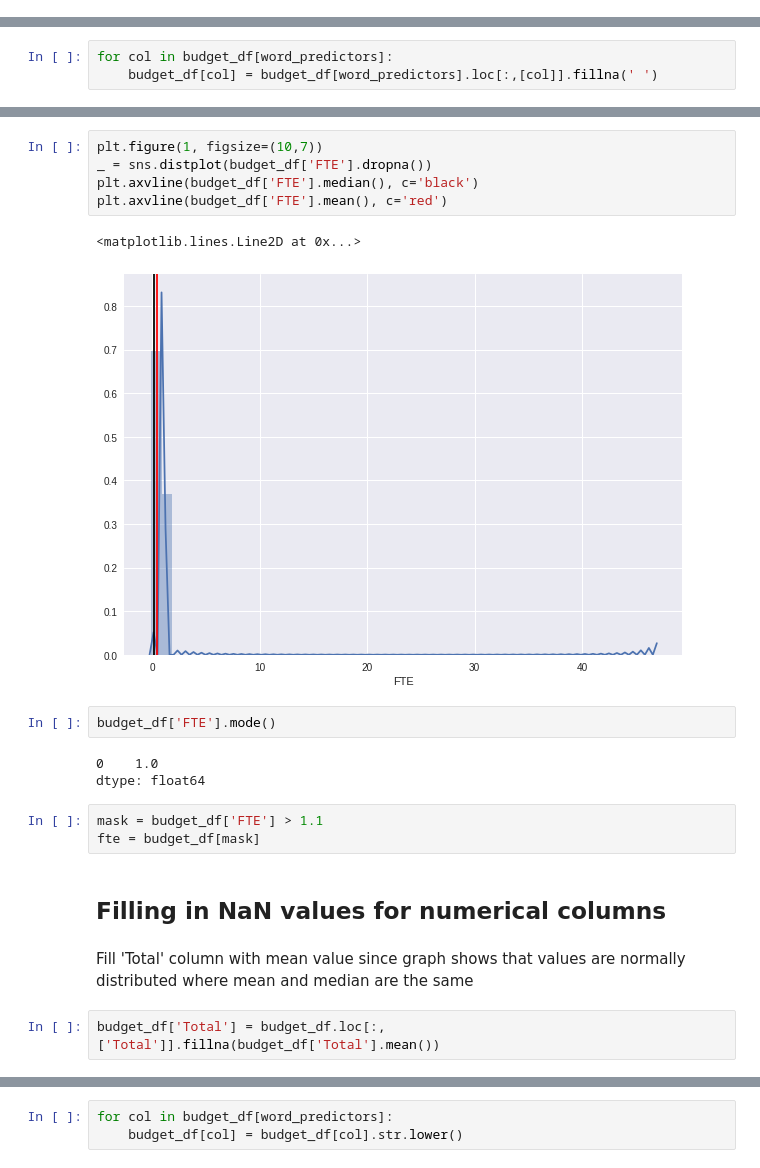
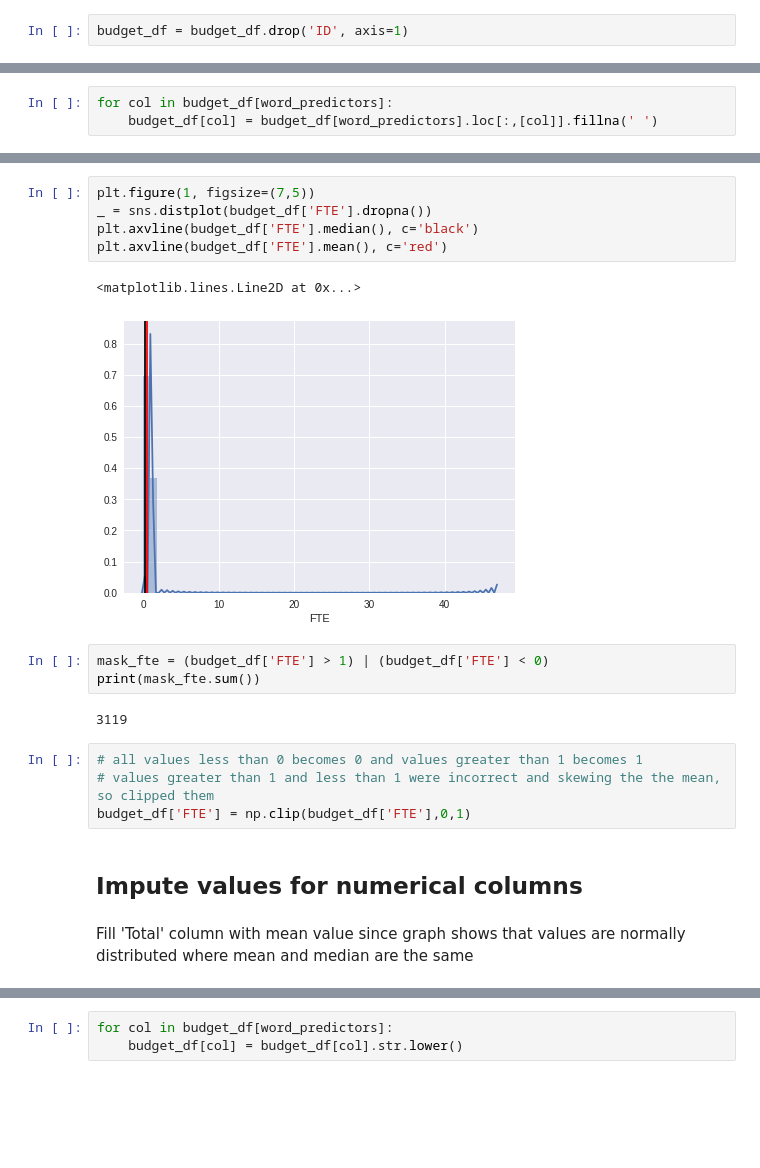
Before and after one commit to Uyentruong236/DSI_Capstone-Education_Budget_Classification, a Jupyter notebook: ipynb/01_EDA_1.ipynb, the cells around one changed output, grey strips where cells are left out. Drawn from its saved outputs; the diff is of its cells as text; blank space fills up the shorter version.

```diff
--- a/ipynb/01_EDA_1.ipynb
+++ b/ipynb/01_EDA_1.ipynb
@@ -44,6 +32,8 @@ Fund_Description          202877 non-null object
 Text_1                    292285 non-null object
 dtypes: float64(2), int64(1), object(23)
 memory usage: 79.4+ MB
+# %%
+budget_df = budget_df.drop('ID', axis=1)
 # %%
 targets = ['Function', 'Use', 'Sharing', 'Reporting', 'Student_Type',
        'Position_Type', 'Object_Type', 'Pre_K', 'Operating_Status']
@@ -194,22 +146,21 @@ plt.axvline(budget_df['Total'].mean(), c='red')
 # %%
-plt.figure(1, figsize=(10,7))
+plt.figure(1, figsize=(7,5))
 _ = sns.distplot(budget_df['FTE'].dropna())
 plt.axvline(budget_df['FTE'].median(), c='black')
 plt.axvline(budget_df['FTE'].mean(), c='red')
 # %% [output]
 <matplotlib.lines.Line2D at 0x...>
-[figure, old version]
+[figure, new version]
-# %%
-budget_df['FTE'].mode()
-# %% [output]
-0    1.0
-dtype: float64
-# %%
-mask = budget_df['FTE'] > 1.1
-fte = budget_df[mask]
+# %%
+mask_fte = (budget_df['FTE'] > 1) | (budget_df['FTE'] < 0)
+print(mask_fte.sum())
+# %% [output]
+3119
+# %%
+# all values less than 0 becomes 0 and values greater than 1 becomes 1
+# values greater than 1 and less than 1 were incorrect and skewing the the mean, so clipped them
+budget_df['FTE'] = np.clip(budget_df['FTE'],0,1)
 # %% [markdown]
-## Filling in NaN values for numerical columns
+## Impute values for numerical columns
 # %% [markdown]
 Fill 'Total' column with mean value since graph shows that values are normally distributed where mean and median are the same
-# %%
-budget_df['Total'] = budget_df.loc[:,['Total']].fillna(budget_df['Total'].mean())
```
Also changed, not shown: parts of 30 cells of this notebook, 3 other files.
